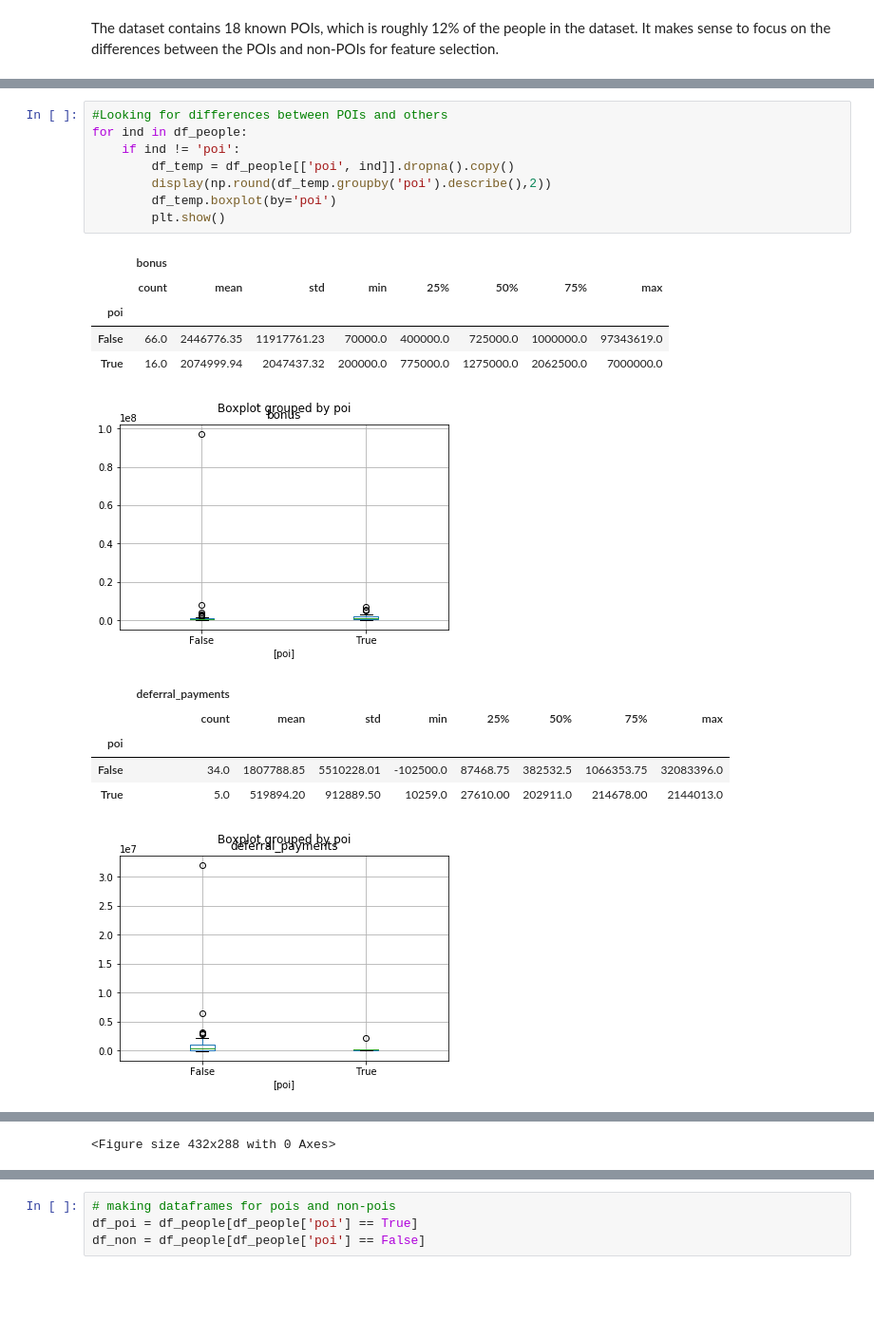
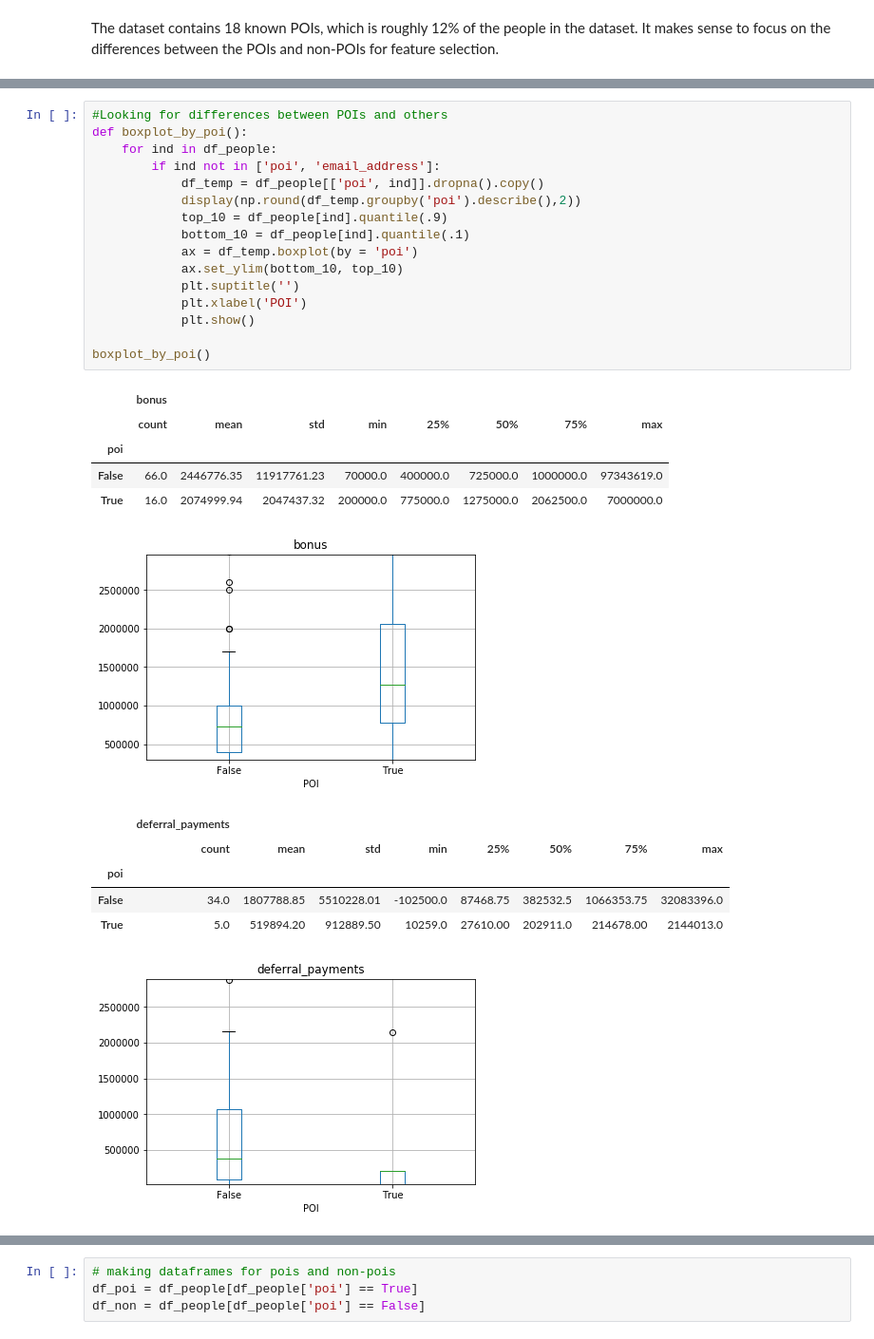
Before and after one commit to gisledb/udacity_nanodegree, a Jupyter notebook: p5_machine_learning/course_files/ud120-projects-master/final_project/poi_id.ipynb, the cells around one changed output, grey strips where cells are left out. Shown at 95% size. Cells and saved outputs as stored; diff of their text form; blank space fills up the shorter version.

Commit message:
Improved boxplot_by_poi function. Removed unnecessary clutter. Moved one cell down to Create new features section.

```diff
--- a/p5_machine_learning/course_files/ud120-projects-master/final_project/poi_id.ipynb
+++ b/p5_machine_learning/course_files/ud120-projects-master/final_project/poi_id.ipynb
@@ -185,24 +164,32 @@ Length: 146, dtype: float64
 # %%
 #Looking for differences between POIs and others
-for ind in df_people:
-    if ind != 'poi':
-        df_temp = df_people[['poi', ind]].dropna().copy()
-        display(np.round(df_temp.groupby('poi').describe(),2))
-        df_temp.boxplot(by='poi')
-        plt.show()
+def boxplot_by_poi():
+    for ind in df_people:
+        if ind not in ['poi', 'email_address']:
+            df_temp = df_people[['poi', ind]].dropna().copy()
+            display(np.round(df_temp.groupby('poi').describe(),2))
+            top_10 = df_people[ind].quantile(.9)
+            bottom_10 = df_people[ind].quantile(.1)
+            ax = df_temp.boxplot(by = 'poi')
+            ax.set_ylim(bottom_10, top_10)
+            plt.suptitle('')
+            plt.xlabel('POI')
+            plt.show()
+
+boxplot_by_poi()
 # %% [output]
 |  | bonus |  |  |  |  |  |  |  |
 |  | count | mean | std | min | 25% | 50% | 75% | max |
 | poi |  |  |  |  |  |  |  |  |
 | False | 66.0 | 2446776.35 | 11917761.23 | 70000.0 | 400000.0 | 725000.0 | 1000000.0 | 97343619.0 |
 | True | 16.0 | 2074999.94 | 2047437.32 | 200000.0 | 775000.0 | 1275000.0 | 2062500.0 | 7000000.0 |
-[figure, old version]
+[figure, new version]
 |  | deferral_payments |  |  |  |  |  |  |  |
 |  | count | mean | std | min | 25% | 50% | 75% | max |
 | poi |  |  |  |  |  |  |  |  |
 | False | 34.0 | 1807788.85 | 5510228.01 | -102500.0 | 87468.75 | 382532.5 | 1066353.75 | 32083396.0 |
 | True | 5.0 | 519894.20 | 912889.50 | 10259.0 | 27610.00 | 202911.0 | 214678.00 | 2144013.0 |
-[figure, old version]
+[figure, new version]
 |  | deferred_income |  |  |  |  |  |  |  |
 |  | count | mean | std | min | 25% | 50% | 75% | max |
 | poi |  |  |  |  |  |  |  |  |
@@ -223 +216,0 @@ ValueError: num must be 1 <= num <= 0, not 1
-<Figure size 432x288 with 0 Axes>
```
Also changed, not shown: parts of 11 cells of this notebook.
